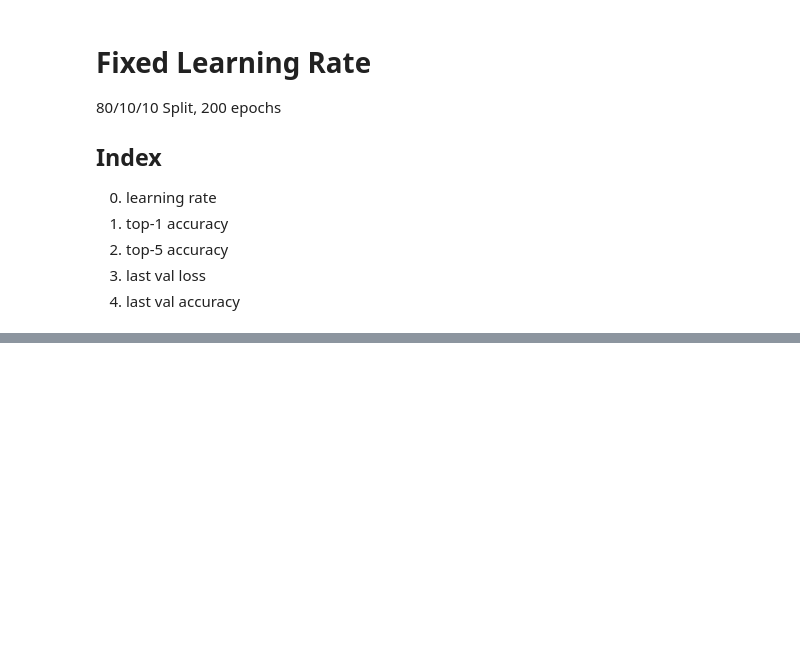
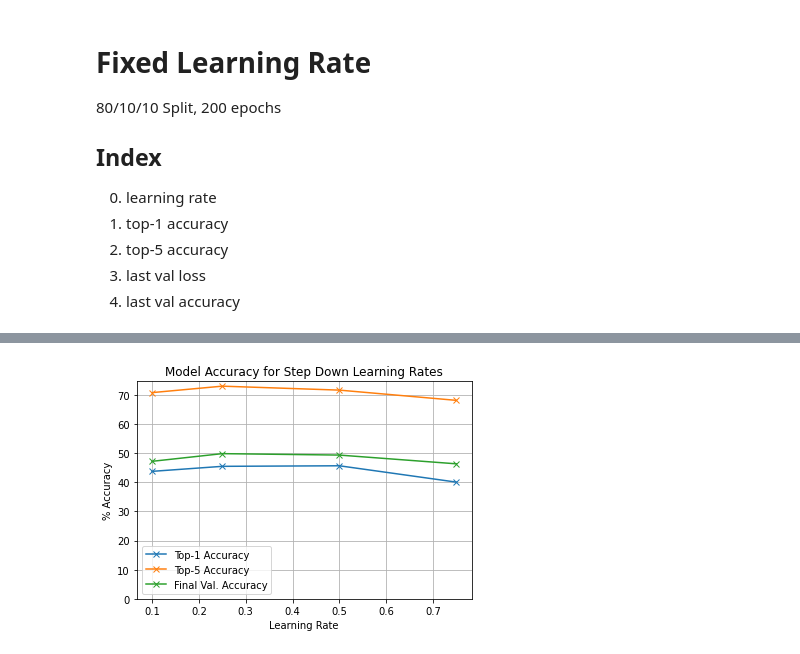
Before and after one commit to Sarsoo/DIGITS-CNN, a Jupyter notebook: cars/lr-investigations/lr.ipynb, the cells around one changed output, grey strips where cells are left out. Cells and saved outputs as stored; diff of their text form; code cells hidden in the pictures; blank space fills up the shorter version.

Commit message:
step down results, set up for exp and sigmoid decay

```diff
--- a/cars/lr-investigations/lr.ipynb
+++ b/cars/lr-investigations/lr.ipynb
@@ -57,0 +70,24 @@ plt.show()
+# %%
+step_down_results = np.array([
+    [1e-2, 0.33, 0.1, 43.79, 70.85, 2.79, 47.24],
+    [1e-2, 0.33, 0.25, 45.52, 73.07, 2.90, 49.88],
+    [1e-2, 0.33, 0.5, 45.71, 71.71, 2.89, 49.39],
+    [1e-2, 0.33, 0.75, 40.09, 68.19, 3.00, 46.38]
+])
+# %%
+plt.plot(step_down_results[:, 2], step_down_results[:, 3], 'x-', label="Top-1 Accuracy")
+plt.plot(step_down_results[:, 2], step_down_results[:, 4], 'x-', label="Top-5 Accuracy")
+plt.plot(step_down_results[:, 2], step_down_results[:, 6], 'x-', label="Final Val. Accuracy")
+
+plt.ylim(0)
+
+plt.title('Model Accuracy for Step Down Learning Rates')
+plt.ylabel('% Accuracy')
+plt.xlabel('Learning Rate')
+
+plt.legend()
+# plt.xscale('log')
+plt.grid()
+plt.show()
+# %% [output]
+[figure, added]
```
Also changed, not shown: parts of 3 cells of this notebook, 58 other files.
